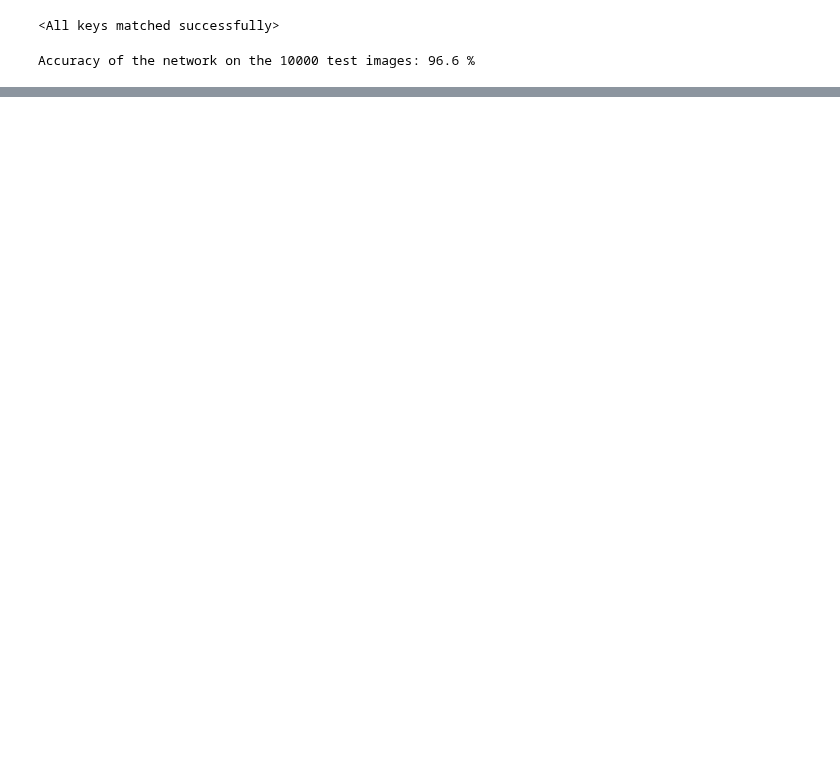
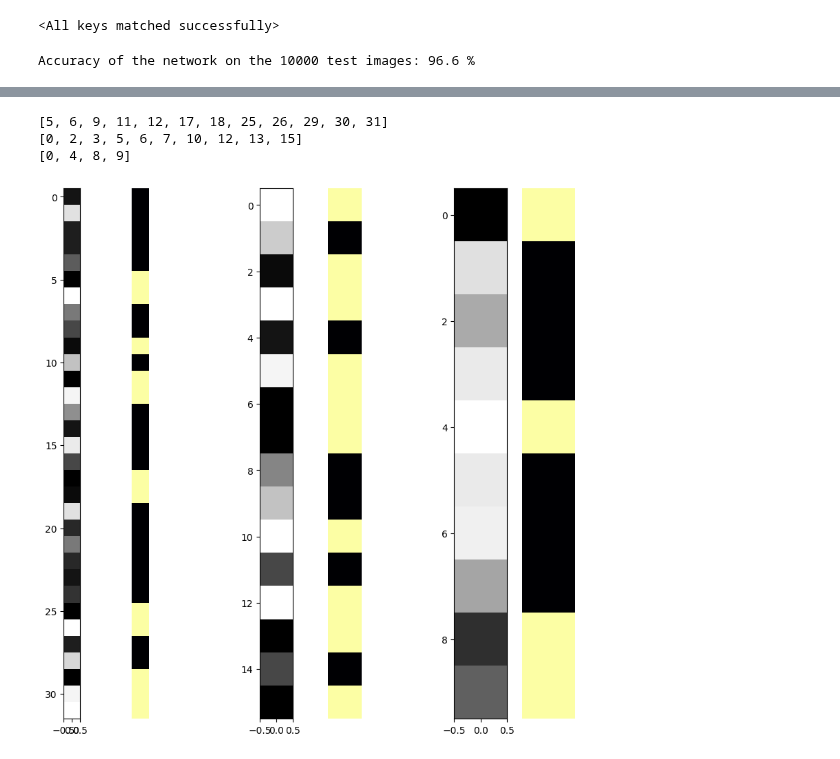
Before and after one commit to kns357/ANN_MA_Kaito, a Jupyter notebook: subnet_intel.ipynb, the cells around one changed output, grey strips where cells are left out. Drawn from its saved outputs; the diff is of its cells as text; code cells hidden in the pictures; blank space fills up the shorter version.

```diff
--- a/subnet_intel.ipynb
+++ b/subnet_intel.ipynb
@@ -299,0 +417,72 @@ ind2 = ind2 + 1 if ind2 < len(skeleton_tensors) - 1 else 0
+# %%
+
+matching_mask_0 = torch.zeros((32))
+matching_mask_1 = torch.zeros((16))
+matching_mask_2 = torch.zeros((10))
+
+matching_masks = [matching_mask_0, matching_mask_1, matching_mask_2]
+out_negative_tensor = torch.zeros((10))
+
+for masks in all_masks:
+    for l, layer in enumerate(masks):
+        for n in range(layer.shape[0]): #sorry about the ugly nesting...
+            val = layer[n]
+            matching_masks[l][n] = matching_masks[l][n] + val
+
+            if l == 2 and val < 0:
+                out_negative_tensor[n] = out_negative_tensor[n] - 1
+
+#normalising and adding indices part of relevant subnet:
+act_l0 = torch.zeros((32))
+act_l1 = torch.zeros((16))
+act_l2 = torch.zeros((10))
+act_list = [act_l0, act_l1, act_l2]
+
+activation_indices = [[], [], []]
+
+for l in range(3):
+    for n, val in enumerate(matching_masks[l]):
+        state = val / len(matches)
+        matching_masks[l][n] = state
+
+        binary = (state > 0.95 or state < 0.05)
+
+        if binary:
+            activation_indices[l].append(n)
+
+        act_list[l][n] = binary
+
+
+plt.figure(figsize=(10, 10))
+
+plt.subplot(1, 8, 1)
+plt.imshow(matching_mask_0.view(32, 1), cmap="gray")
+
+plt.subplot(1, 8, 4)
+plt.imshow(matching_mask_1.view(16, 1), cmap="gray")
+
+plt.subplot(1, 8, 7)
+plt.imshow(matching_mask_2.view(10, 1), cmap="gray")
+
+
+
+plt.subplot(1, 8, 2)
+plt.axis(False)
+plt.imshow(act_l0.view(32, 1), cmap="inferno")
+
+plt.subplot(1, 8, 5)
+plt.axis(False)
+plt.imshow(act_l1.view(16, 1), cmap="inferno")
+
+plt.subplot(1, 8, 8)
+plt.axis(False)
+plt.imshow(act_l2.view(10, 1), cmap="inferno")
+
+print(activation_indices[0])
+print(activation_indices[1])
+print(activation_indices[2])
+# %% [output]
+[5, 6, 9, 11, 12, 17, 18, 25, 26, 29, 30, 31]
+[0, 2, 3, 5, 6, 7, 10, 12, 13, 15]
+[0, 4, 8, 9]
+[figure, added]
```
Also changed, not shown: parts of 13 cells of this notebook, 2 other files.
